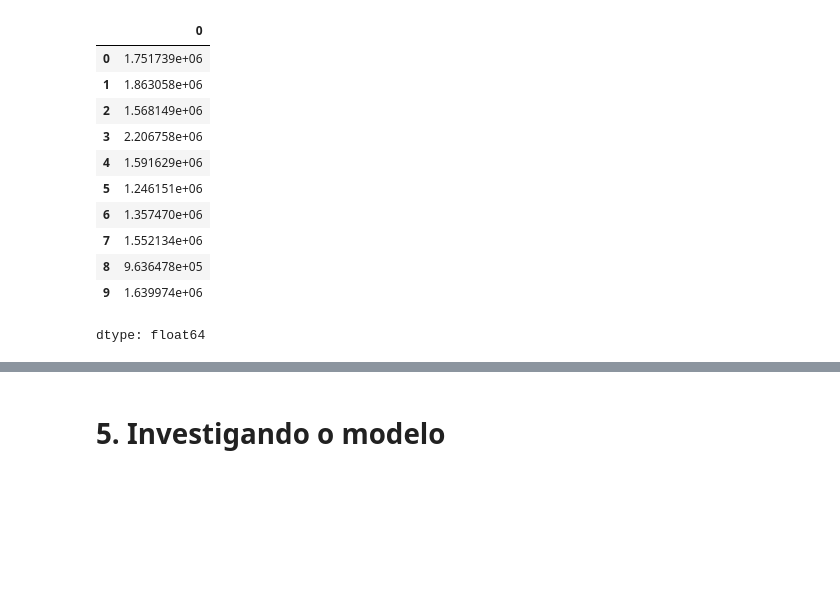
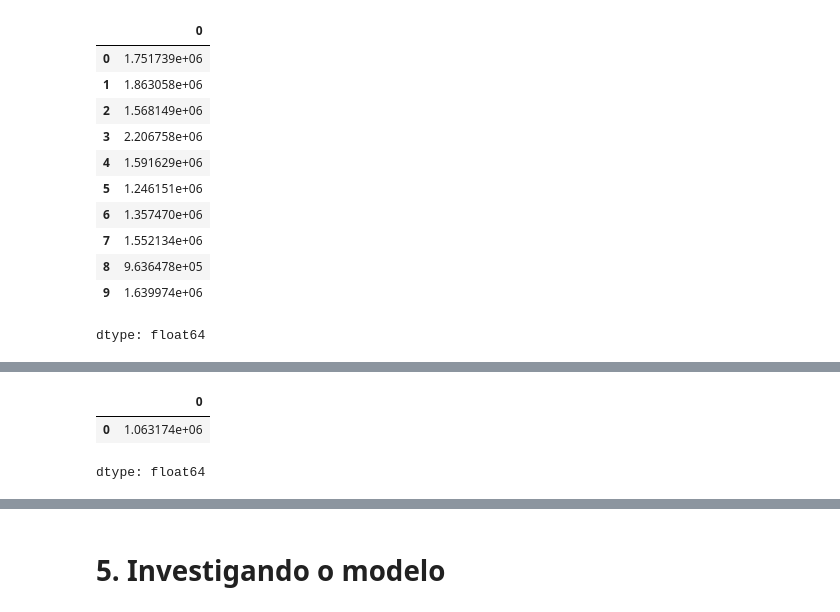
Before and after one commit to NiveskZ/estatistica-ml-alura, a Jupyter notebook: regressao-linear/precos_de_imoveis_regressao_linear.ipynb, the cells around one changed output, grey strips where cells are left out. Saved outputs shown, nothing was run; the diff lists cells and outputs as text; code cells hidden in the pictures; blank space fills up the shorter version.

Commit message:
Exercícios data science 2

```diff
--- a/regressao-linear/precos_de_imoveis_regressao_linear.ipynb
+++ b/regressao-linear/precos_de_imoveis_regressao_linear.ipynb
@@ -553,0 +561,13 @@ dtype: float64
+# %%
+nova_casa = pd.DataFrame({
+    'const': [1],
+    'area_primeiro_andar': [98],
+    'existe_segundo_andar': [0],
+    'quantidade_banheiros': [1],
+    'qualidade_da_cozinha_Excelente':[1]
+})
+modelo_3.predict(nova_casa)
+# %% [output]
+|  | 0 |
+| 0 | 1.063174e+06 |
+dtype: float64
```
Also changed, not shown: parts of 4 cells of this notebook.
